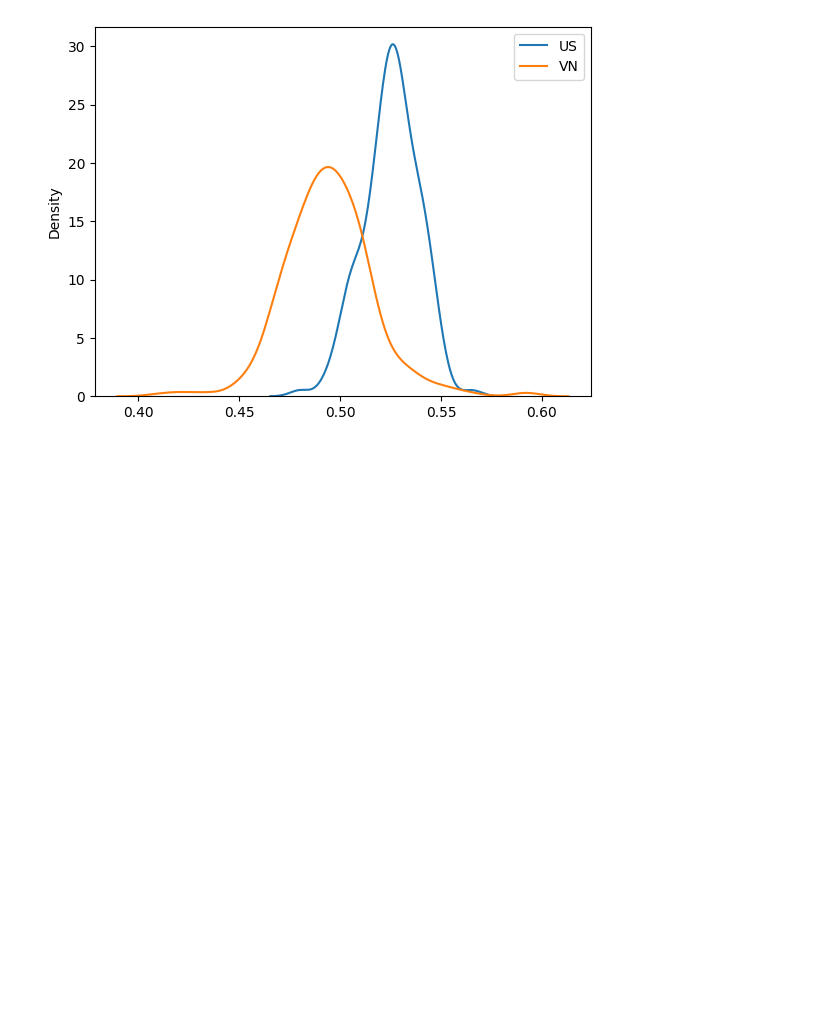
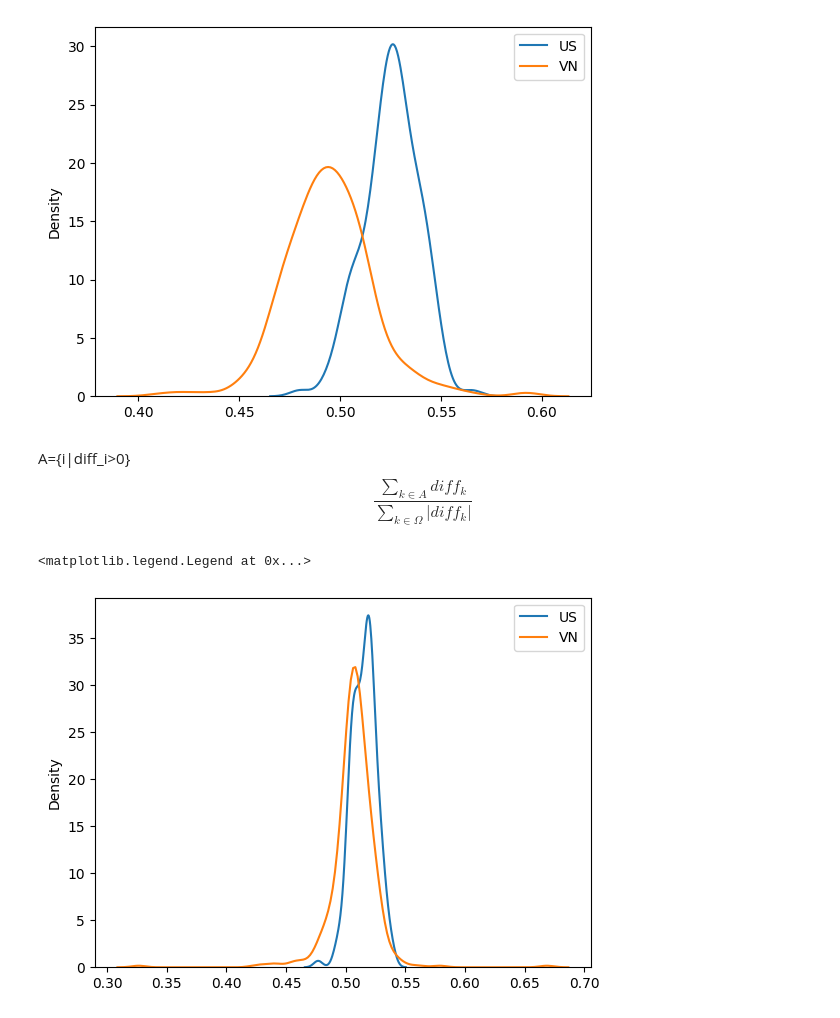
Before and after one commit to khanhtrinh2003/Financial-mathematics, a Jupyter notebook: main.ipynb, the cells around one changed output. Saved outputs shown, nothing was run; the diff lists cells and outputs as text; code cells hidden in the pictures; blank space fills up the shorter version.

```diff
--- a/main.ipynb
+++ b/main.ipynb
@@ -21,3 +26,13 @@ plt.legend()
 # %% [output]
 <matplotlib.legend.Legend at 0x...>
 [figure]
+# %% [markdown]
+A=\{i|diff_i>0\}
+$$\frac{\sum_{k\in A}diff_k}{\sum_{k\in \Omega}|diff_k|}$$
+# %%
+sns.kdeplot(us_diff[us_diff>0].sum()/abs(us_diff).sum(), label="US")
+sns.kdeplot(vn_diff[vn_diff>0].sum()/abs(vn_diff).sum(), label="VN")
+plt.legend()
+# %% [output]
+<matplotlib.legend.Legend at 0x...>
+[figure, added]
```
Also changed, not shown: parts of 5 cells of this notebook.
